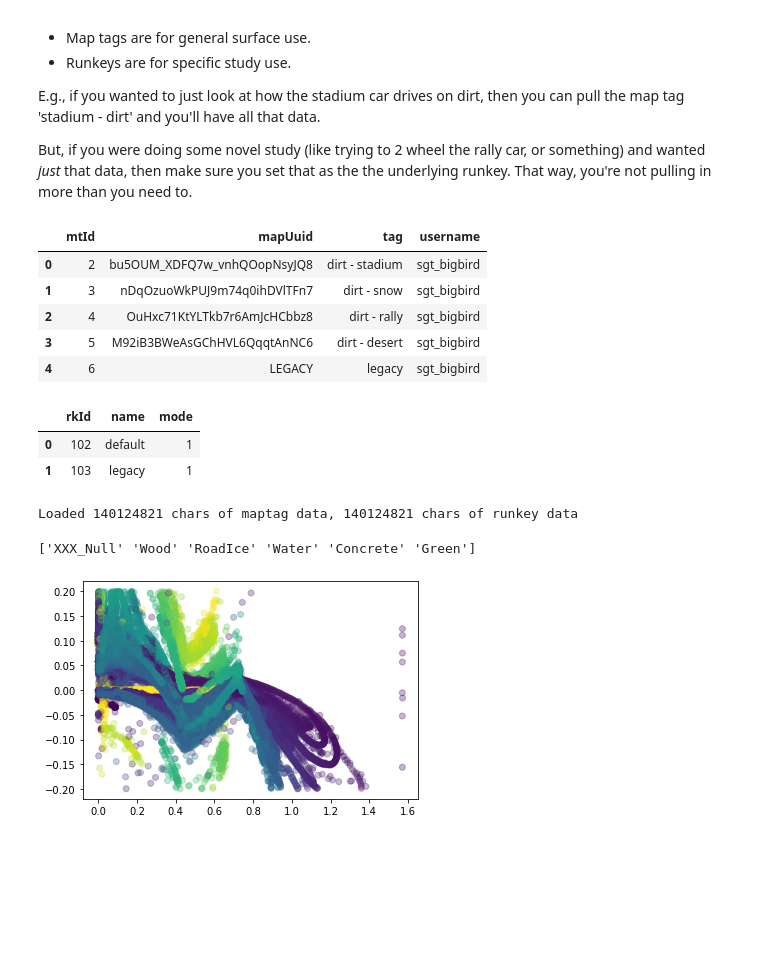
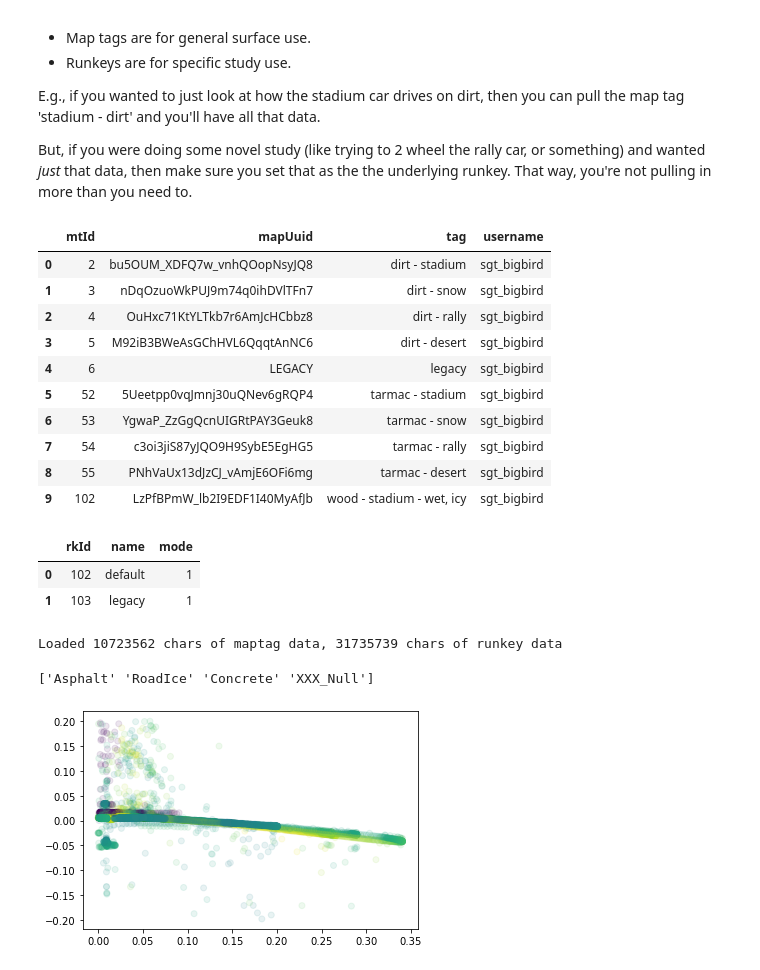
Before and after one commit to smalljustin/gigachad-analysis-workbook, a Jupyter notebook: gigachad-analysis-workbook.ipynb, the cells around one changed output. Drawn from its saved outputs; the diff is of its cells as text; code cells hidden in the pictures; blank space fills up the shorter version.

```diff
--- a/gigachad-analysis-workbook.ipynb
+++ b/gigachad-analysis-workbook.ipynb
@@ -49,8 +50,8 @@ display(runkeys_df)
 
 # 'legacy' for all of my old training data
 # these frames can be hard to work with
-SELECTED_MAPTAG = 'legacy'
-SELECTED_RUNKEY = 'legacy'
+SELECTED_MAPTAG = 'tarmac - stadium'
+SELECTED_RUNKEY = 'default'
 # %% [output]
 |  | mtId | mapUuid | tag | username |
 | 0 | 2 | bu5OUM_XDFQ7w_vnhQOopNsyJQ8 | dirt - stadium | sgt_bigbird |
@@ -58,6 +59,11 @@ SELECTED_RUNKEY = 'legacy'
 | 2 | 4 | OuHxc71KtYLTkb7r6AmJcHCbbz8 | dirt - rally | sgt_bigbird |
 | 3 | 5 | M92iB3BWeAsGChHVL6QqqtAnNC6 | dirt - desert | sgt_bigbird |
 | 4 | 6 | LEGACY | legacy | sgt_bigbird |
+| 5 | 52 | 5Ueetpp0vqJmnj30uQNev6gRQP4 | tarmac - stadium | sgt_bigbird |
+| 6 | 53 | YgwaP_ZzGgQcnUIGRtPAY3Geuk8 | tarmac - snow | sgt_bigbird |
+| 7 | 54 | c3oi3jiS87yJQO9H9SybE5EgHG5 | tarmac - rally | sgt_bigbird |
+| 8 | 55 | PNhVaUx13dJzCJ_vAmjE6OFi6mg | tarmac - desert | sgt_bigbird |
+| 9 | 102 | LzPfBPmW_lb2I9EDF1I40MyAfJb | wood - stadium - wet, icy | sgt_bigbird |
 |  | rkId | name | mode |
 | 0 | 102 | default | 1 |
 | 1 | 103 | legacy | 1 |
@@ -75,4 +81,4 @@ all_data = requests.get(f"{SERVER_PATH}/out/all", params={"runkey": SELECTED_RUN
 
 print(f"Loaded {len(maptag_data.text)} chars of maptag data, {len(runkey_data.text)} chars of runkey data")
 # %% [output]
-Loaded 140124821 chars of maptag data, 140124821 chars of runkey data
+Loaded 10723562 chars of maptag data, 31735739 chars of runkey data
@@ -83,31 +85,39 @@ data = runkey_data
 # %%
+data = maptag_data
+# data = runkey_data
+# data = all_data
+
 df = pd.json_normalize(data.json())
 
 # Example: Graph of acceleration at different slide angles
 
 ## Preprocess:
 
-# Acceleration isn't natively provided - do .diff() for this and any other derivatives you want to calculate
-# You can do a rolling average, too, depending on usage
-df["acc"] = df["speed"].diff()
+# Acceleration isn't natively provided - do .diff() for this for the derivative.
+# Make sure to divide by the time quantity 'dt'.
+df["acc"] = df["speed"].diff() / df["dt"]
 
 ## Filter:
 
 df = df[abs(df["acc"]) < 0.2]
 
 # Use this type of call to see what surfaces are available
-# Legacy is mostly wood - I have more data in .csv format, but haven't uploaded it yet
+print(df["frGroundContactMaterial"].unique())
 
-# print(df["frGroundContactMaterial"].unique())
+# Example: If you want to see what the acceleration curve looks like for ice, between 40 and 60 m/s:
+# df = df[df["speed"] > 40]
+# df = df[df["speed"] < 60]
 
-df = df[df["flGroundContactMaterial"] == "Wood"]
-df = df[df["frGroundContactMaterial"] == "Wood"]
-df = df[df["rlGroundContactMaterial"] == "Wood"]
-df = df[df["rrGroundContactMaterial"] == "Wood"]
+selected_material = "Asphalt"
+
+df = df[df["flGroundContactMaterial"] == selected_material]
+df = df[df["frGroundContactMaterial"] == selected_material]
+df = df[df["rlGroundContactMaterial"] == selected_material]
+df = df[df["rrGroundContactMaterial"] == selected_material]
 
 ## Now scatter the data
-plt.scatter(x=df["slipDir"], y=df["acc"], c=df["speed"], alpha=0.3)
+plt.scatter(x=df["slipDir"], y=df["acc"], c=df["speed"], alpha=0.1)
 plt.show()
 # %% [output]
-['XXX_Null' 'Wood' 'RoadIce' 'Water' 'Concrete' 'Green']
+['Asphalt' 'RoadIce' 'Concrete' 'XXX_Null']
-[figure, old version]
+[figure, new version]
```
Also changed, not shown: parts of 8 cells of this notebook, 4 other files.
